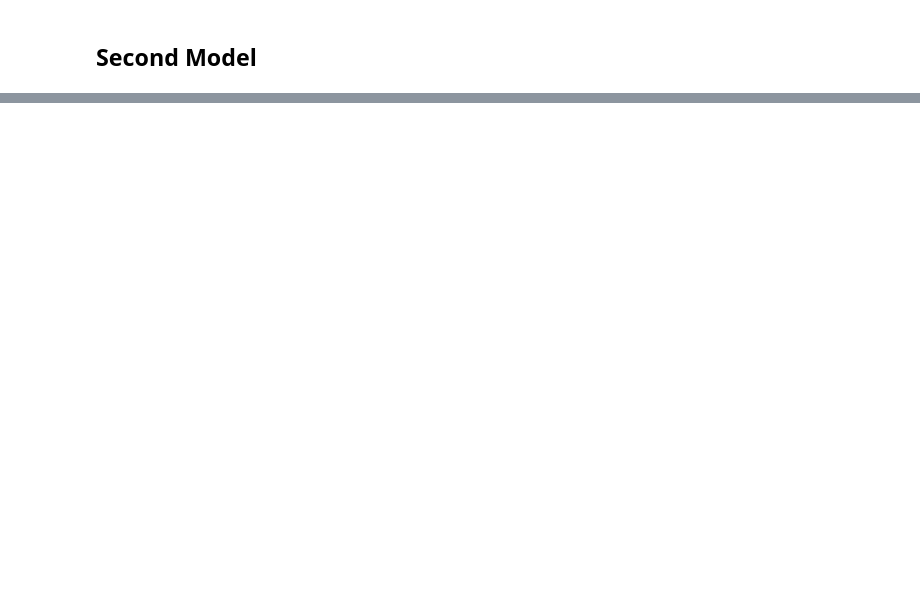
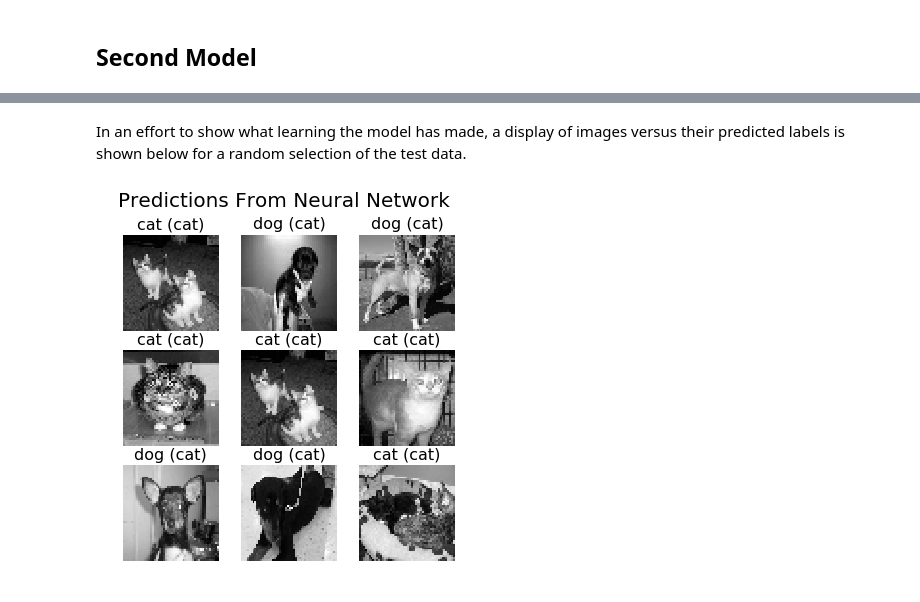
Before and after one commit to dmbentley/cats-vs-dogs, a Jupyter notebook: cats-vs-dogs.ipynb, the cells around one changed output, grey strips where cells are left out. Drawn from its saved outputs; the diff is of its cells as text; code cells hidden in the pictures; blank space fills up the shorter version.

```diff
--- a/cats-vs-dogs.ipynb
+++ b/cats-vs-dogs.ipynb
@@ -289,0 +407,38 @@ sns.lineplot(data=metrics, x = metrics.index, y='val_loss')
+# %% [markdown]
+In an effort to show what learning the model has made, a display of images versus their predicted labels is shown below for a random selection of the test data.
+# %%
+# Obtain a random selection of 9 digit images
+random_indices = [randrange(X_test.shape[0]) for x in range(9)]
+X_images = X_test[random_indices]
+
+# Determine the predictions of these 9 images
+predictions = second_model.predict(X_images)
+predictions = [np.round(x) for x in predictions]
+
+# Determine the actual labels for the images
+labels = y_test[random_indices].tolist()
+
+for i, p in enumerate(predictions):
+    if p==0:
+        predictions[i] = 'cat'
+    else:
+        predictions[i] = 'dog'
+
+for i, l in enumerate(labels):
+    if p==[0]:
+        labels[i] = 'cat'
+    else:
+        labels[i] = 'dog'
+
+# Create the figure
+fig, ax = plt.subplots(3, 3, figsize=(6,6))
+fig.suptitle('Predictions From Neural Network', fontsize=20)
+
+for i, axis in enumerate(ax.flatten()):
+
+        # Plot the digit and show the prediction
+        axis.imshow(X_test[random_indices[i]].reshape(50,50), cmap='gray', interpolation='none')
+        axis.set_axis_off()
+        axis.set_title(str(predictions[i])+' ('+str(labels[i])+')', fontsize=16)
+# %% [output]
+[figure, added]
```
Also changed, not shown: parts of 50 cells of this notebook.
